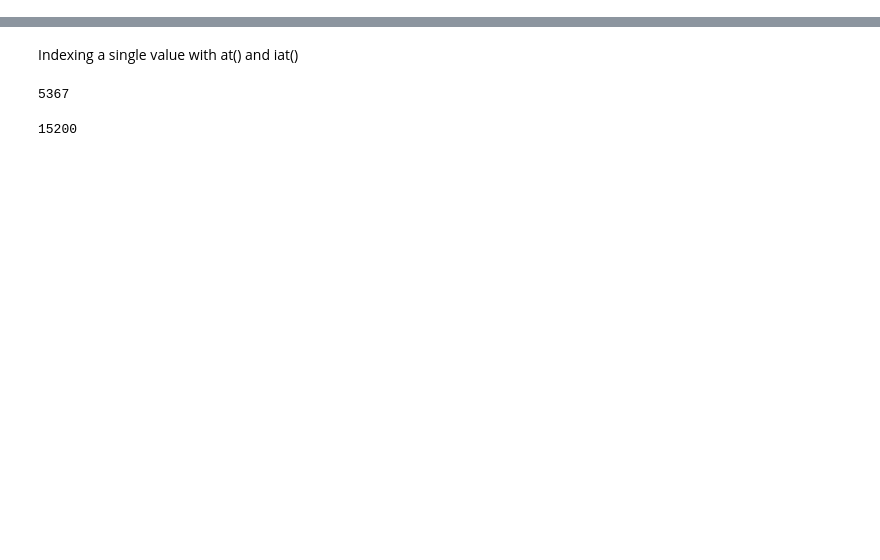
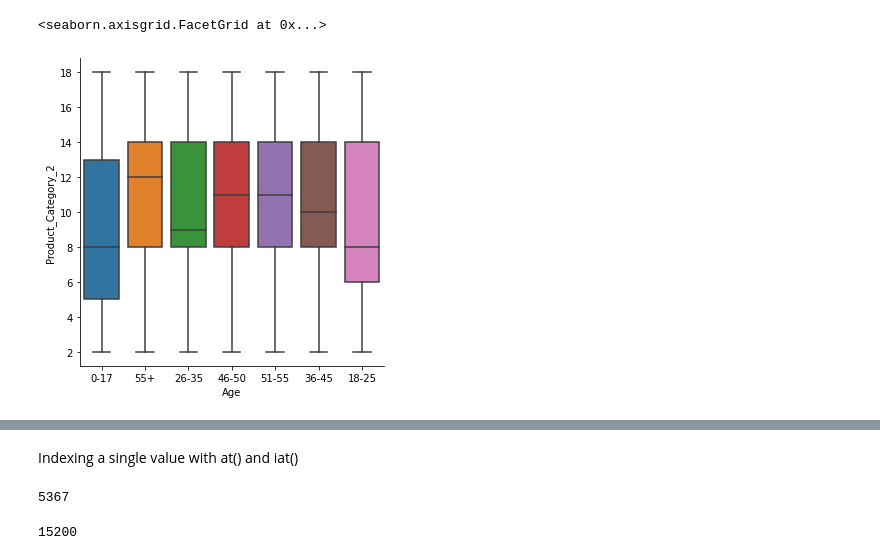
Before and after one commit to hrishikeshchavan99/Black-Friday-Dataset, a Jupyter notebook: EDA.ipynb, the cells around one changed output, grey strips where cells are left out. Drawn from its saved outputs; the diff is of its cells as text; code cells hidden in the pictures; blank space fills up the shorter version.

```diff
--- a/EDA.ipynb
+++ b/EDA.ipynb
@@ -300,0 +194,5 @@ Name: 87440, dtype: object
+# %%
+sns.catplot(y='Product_Category_2',x='Age',data=train,kind='box')
+# %% [output]
+<seaborn.axisgrid.FacetGrid at 0x...>
+[figure, added]
```
Also changed, not shown: parts of 118 cells of this notebook.
